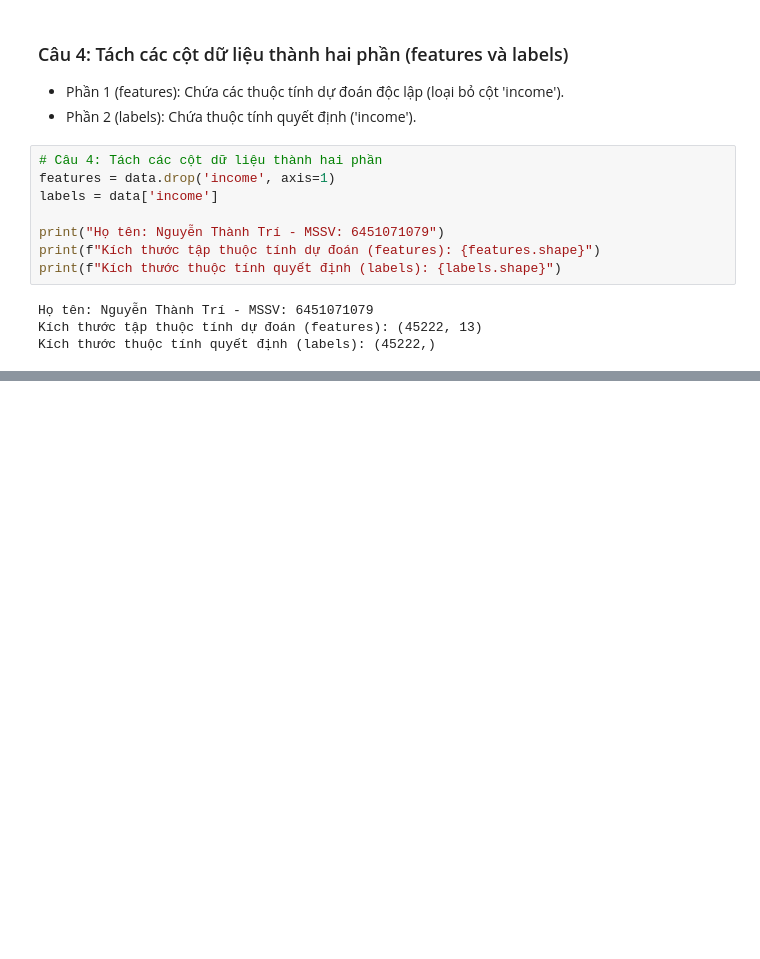
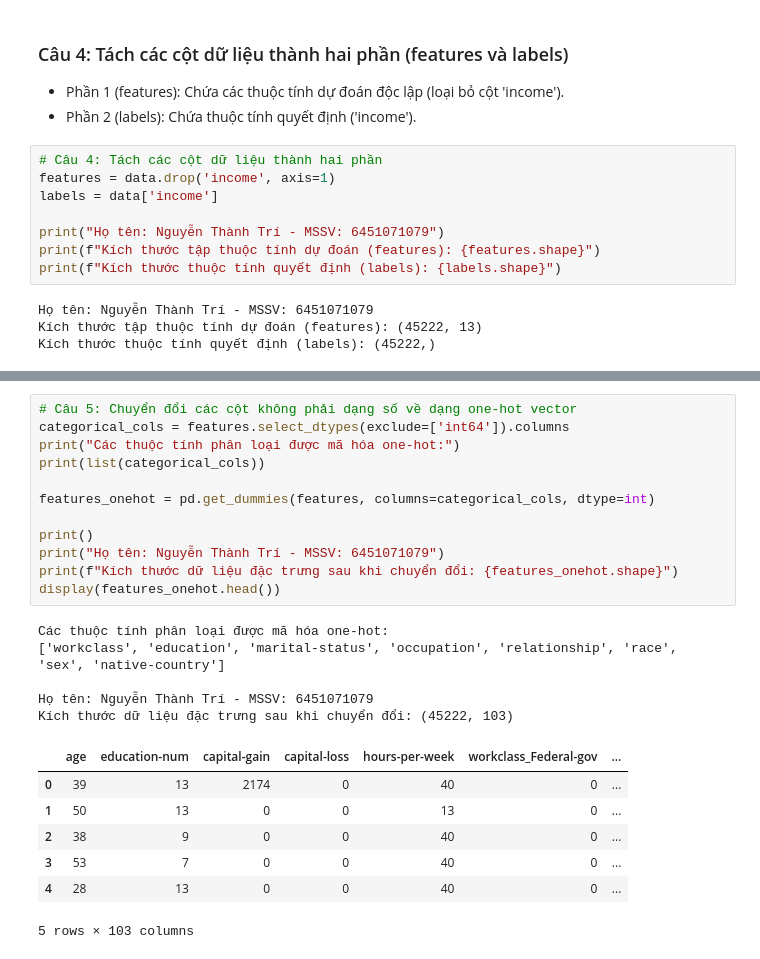
Before and after one commit to TriNguyenThanh/6451071079_Lab2, a Jupyter notebook: model/6451071079_LAB2_Bai1.ipynb, the cells around one changed output, grey strips where cells are left out. Drawn from its saved outputs; the diff is of its cells as text; blank space fills up the shorter version.

```diff
--- a/model/6451071079_LAB2_Bai1.ipynb
+++ b/model/6451071079_LAB2_Bai1.ipynb
@@ -123,0 +128,25 @@ Kích thước thuộc tính quyết định (labels): (45222,)
+# %%
+# Câu 5: Chuyển đổi các cột không phải dạng số về dạng one-hot vector
+categorical_cols = features.select_dtypes(exclude=['int64']).columns
+print("Các thuộc tính phân loại được mã hóa one-hot:")
+print(list(categorical_cols))
+
+features_onehot = pd.get_dummies(features, columns=categorical_cols, dtype=int)
+
+print()
+print("Họ tên: Nguyễn Thành Trí - MSSV: 6451071079")
+print(f"Kích thước dữ liệu đặc trưng sau khi chuyển đổi: {features_onehot.shape}")
+display(features_onehot.head())
+# %% [output]
+Các thuộc tính phân loại được mã hóa one-hot:
+['workclass', 'education', 'marital-status', 'occupation', 'relationship', 'race', 'sex', 'native-country']
+
+Họ tên: Nguyễn Thành Trí - MSSV: 6451071079
+Kích thước dữ liệu đặc trưng sau khi chuyển đổi: (45222, 103)
+|  | age | education-num | capital-gain | capital-loss | hours-per-week | workclass_Federal-gov | ... |
+| 0 | 39 | 13 | 2174 | 0 | 40 | 0 | ... |
+| 1 | 50 | 13 | 0 | 0 | 13 | 0 | ... |
+| 2 | 38 | 9 | 0 | 0 | 40 | 0 | ... |
+| 3 | 53 | 7 | 0 | 0 | 40 | 0 | ... |
+| 4 | 28 | 13 | 0 | 0 | 40 | 0 | ... |
+5 rows × 103 columns
```
Also changed, not shown: parts of 1 cell of this notebook.
